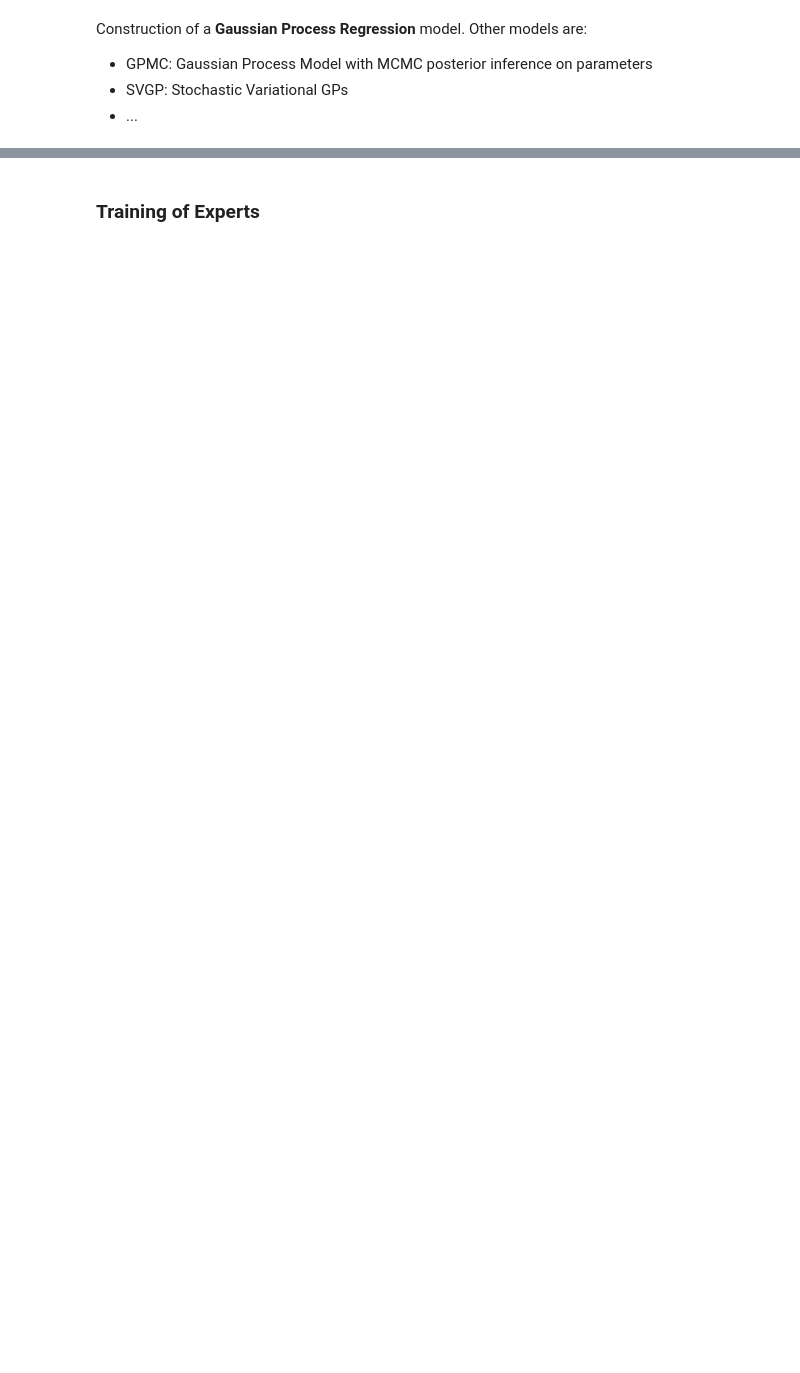
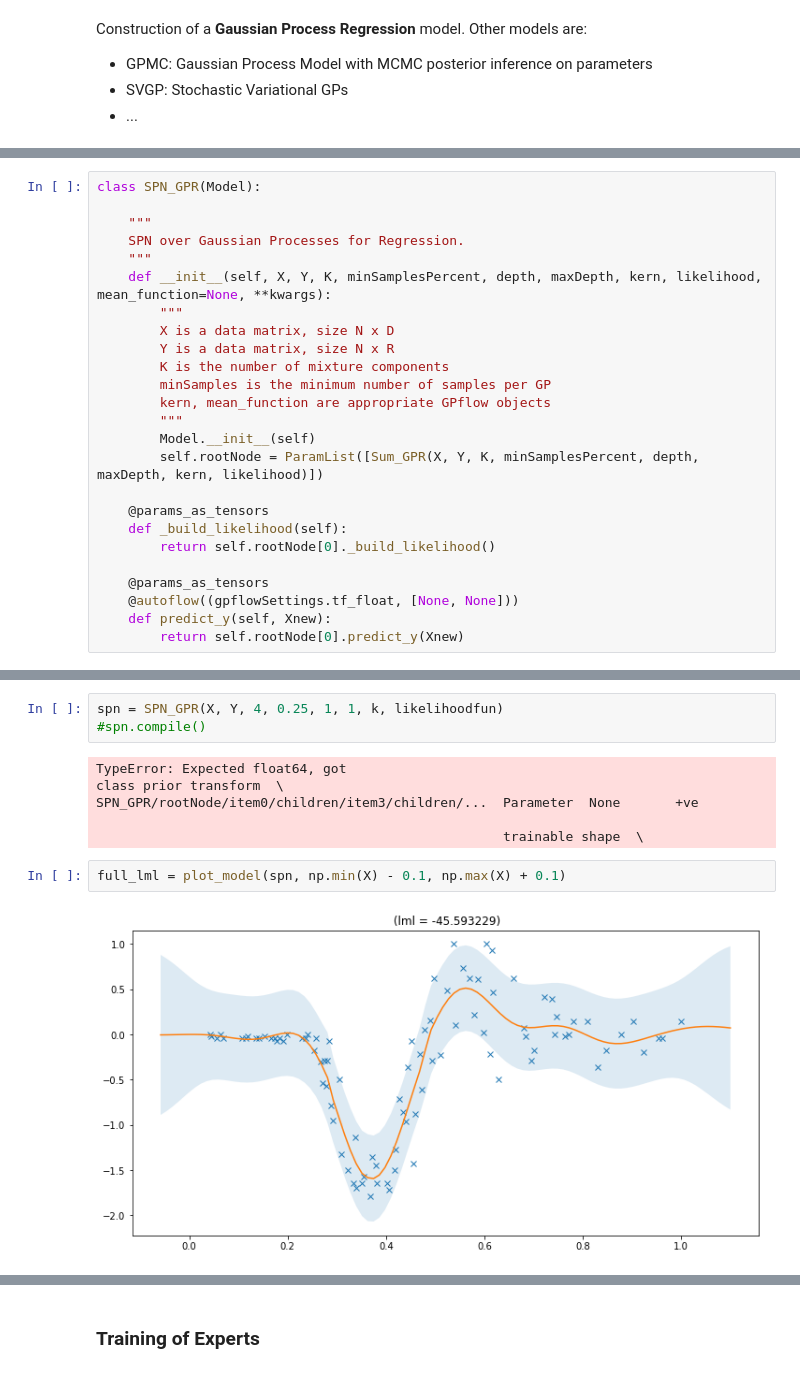
Before and after one commit to trappmartin/DeepStructuredMixtures, a Jupyter notebook: playground/GP Regression.ipynb, the cells around one changed output, grey strips where cells are left out. Saved outputs shown, nothing was run; the diff lists cells and outputs as text; blank space fills up the shorter version.

```diff
--- a/playground/GP Regression.ipynb
+++ b/playground/GP Regression.ipynb
@@ -75,0 +295,25 @@ Split positions:  [  9.92157692  17.21170047  24.23106581  24.53543782  26.70688
+# %%
+class SPN_GPR(Model):
+
+    """
+    SPN over Gaussian Processes for Regression.
+    """
+    def __init__(self, X, Y, K, minSamplesPercent, depth, maxDepth, kern, likelihood, mean_function=None, **kwargs):
+        """
+        X is a data matrix, size N x D
+        Y is a data matrix, size N x R
+        K is the number of mixture components
+        minSamples is the minimum number of samples per GP
+        kern, mean_function are appropriate GPflow objects
+        """
+        Model.__init__(self)
+        self.rootNode = ParamList([Sum_GPR(X, Y, K, minSamplesPercent, depth, maxDepth, kern, likelihood)])
+
+    @params_as_tensors
+    def _build_likelihood(self):
+        return self.rootNode[0]._build_likelihood()
+
+    @params_as_tensors
+    @autoflow((gpflowSettings.tf_float, [None, None]))
+    def predict_y(self, Xnew):
+        return self.rootNode[0].predict_y(Xnew)
@@ -75,0 +334,12 @@ Split positions:  [  9.92157692  17.21170047  24.23106581  24.53543782  26.70688
+# %%
+spn = SPN_GPR(X, Y, 4, 0.25, 1, 1, k, likelihoodfun)
+#spn.compile()
+# %% [output]
+TypeError: Expected float64, got                                                         class prior transform  \
+SPN_GPR/rootNode/item0/children/item3/children/...  Parameter  None       +ve
+
+                                                    trainable shape  \
+# %%
+full_lml = plot_model(spn, np.min(X) - 0.1, np.max(X) + 0.1)
+# %% [output]
+[figure, added]
```
Also changed, not shown: parts of 41 cells of this notebook.
